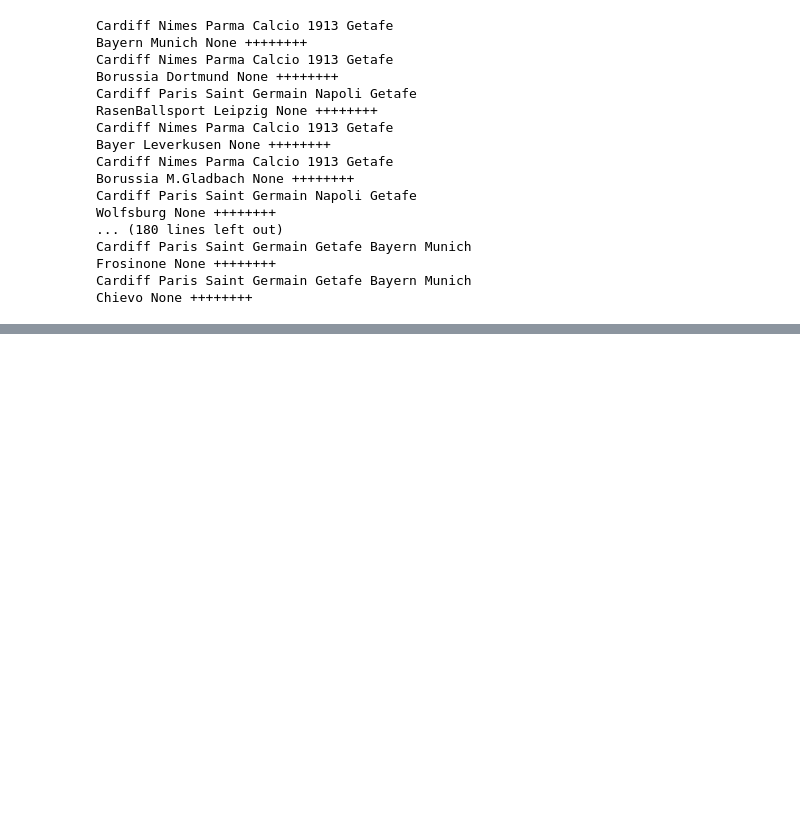
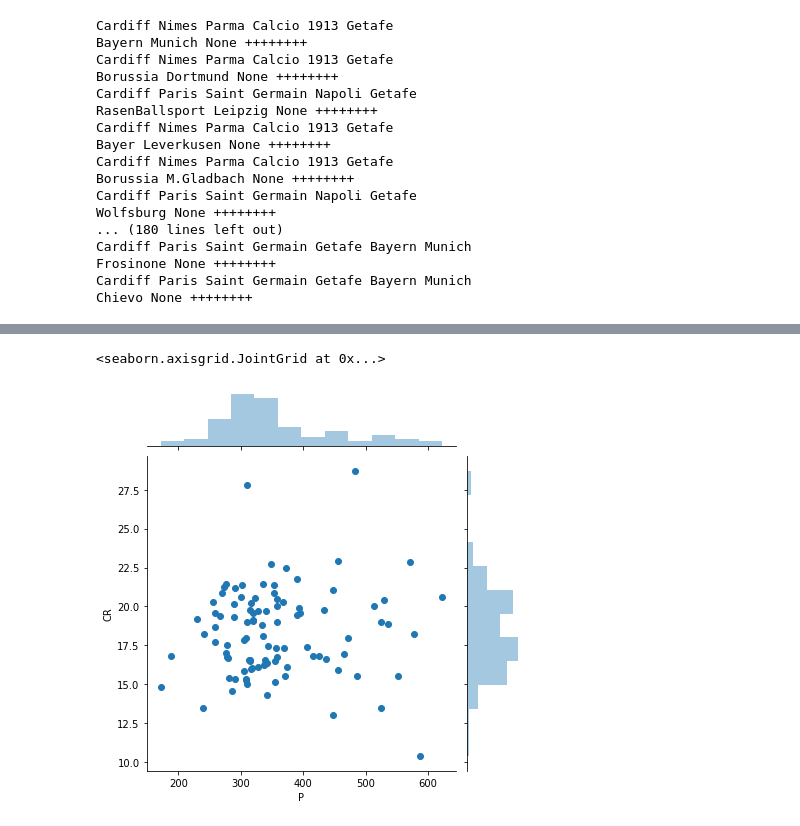
Before and after one commit to triolinho/final_project_repo, a Jupyter notebook: final_3.ipynb, the cells around one changed output, grey strips where cells are left out. Drawn from its saved outputs; the diff is of its cells as text; code cells hidden in the pictures; blank space fills up the shorter version.

```diff
--- a/final_3.ipynb
+++ b/final_3.ipynb
@@ -511,0 +489,5 @@ Name: Cardiff, dtype: int64
+# %%
+sns.jointplot(df_stats_poss2['P'], df_stats_poss2['CR'])
+# %% [output]
+<seaborn.axisgrid.JointGrid at 0x...>
+[figure, added]
```
Also changed, not shown: parts of 10 cells of this notebook, 6 other files.
